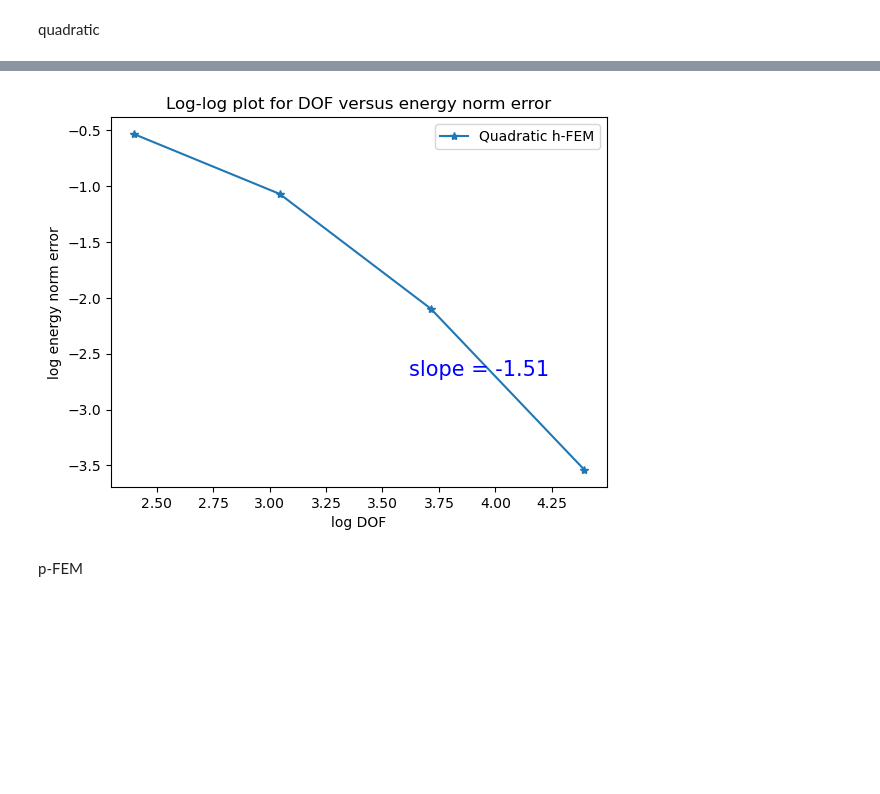
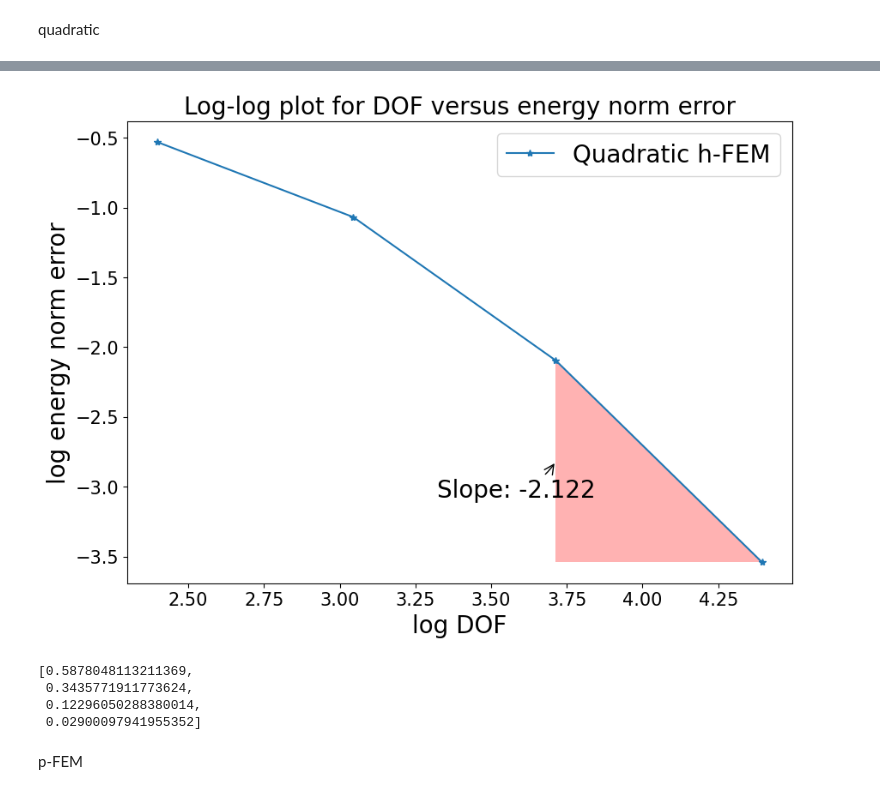
Before and after one commit to Xiaosen9807/Advanced-Finite-Element-Methods, a Jupyter notebook: FEM_1D/main_1d.ipynb, the cells around one changed output, grey strips where cells are left out. Saved outputs shown, nothing was run; the diff lists cells and outputs as text; code cells hidden in the pictures; blank space fills up the shorter version.

```diff
--- a/FEM_1D/main_1d.ipynb
+++ b/FEM_1D/main_1d.ipynb
@@ -314,22 +502,36 @@ print(cont_K_list_q)
 # %%
 
 truncate = 0
-log_DOFS_q = np.log(DOFs_q[truncate:])
+log_DOFs_q = np.log(DOFs_q[truncate:])
 log_error_list_q = np.log(error_list_q[truncate:])
 
-plt.plot(log_DOFS_q, log_error_list_q, '*-', label='Quadratic h-FEM')
+plt.figure(figsize=(10, 7))
+plt.plot(log_DOFs_q, log_error_list_q, '*-', label='Quadratic h-FEM')
 
-slope_q, _ = np.polyfit(log_DOFS_q, log_error_list_q, 1)
+slope_q, _ = np.polyfit(log_DOFs_q, log_error_list_q, 1)
+rate_q = (np.log(error_list_q[-1]) - np.log(error_list_q[-2])) / (np.log(DOFs_q[-1]) - np.log(DOFs_q[-2]))
 
-plt.annotate(f'slope = {slope_q:.2f}', xy=(0.6, 0.3), xycoords='axes fraction', color='blue',fontsize = fontsize)
+# plt.annotate(f'slope = {slope_q:.2f}', xy=(0.6, 0.3), xycoords='axes fraction', color='blue',fontsize = fontsize)
+draw_triangle_and_annotate(DOFs_q, error_list_q, rate_q)
 
-plt.xlabel('log DOF')
-plt.ylabel('log energy norm error')
-plt.title('Log-log plot for DOF versus energy norm error')
-plt.legend()
+# Labels, title, and legend
+plt.xlabel('log DOF', fontsize=fontsize)
+plt.xticks(fontsize = 0.75*fontsize)
+plt.yticks(fontsize = 0.75*fontsize)
+plt.ylabel('log energy norm error', fontsize=fontsize)
+plt.title('Log-log plot for DOF versus energy norm error', fontsize=fontsize)
+plt.legend(fontsize=fontsize)
+
+plt.savefig('/Users/xusenqin/Desktop/Advanced-Finite-Element-Methods/FEM_2D/images/Q1/logDOF_q_4.png')
 plt.show()
+
+error_list_q[truncate:]
 # %% [output]
-[figure, old version]
+[figure, new version]
+[0.5878048113211369,
+ 0.3435771911773624,
+ 0.12296050288380014,
+ 0.02900097941955352]
 # %% [markdown]
 p-FEM
 # %%
```
Also changed, not shown: parts of 15 cells of this notebook, 56 other files.
